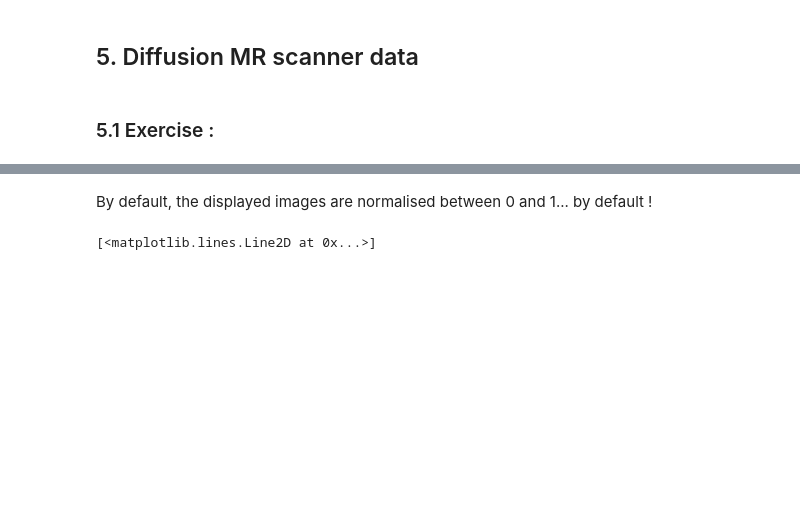
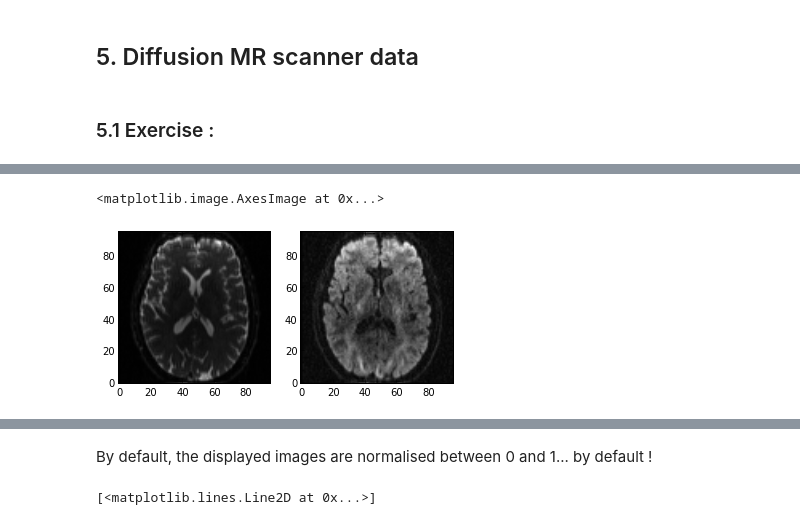
Before and after one commit to PaulineRoca/bme-master-dwmri, a Jupyter notebook: examples/solutions/solution_5-1_normalization.ipynb, the cells around one changed output, grey strips where cells are left out. Saved outputs shown, nothing was run; the diff lists cells and outputs as text; code cells hidden in the pictures; blank space fills up the shorter version.

```diff
--- a/examples/solutions/solution_5-1_normalization.ipynb
+++ b/examples/solutions/solution_5-1_normalization.ipynb
@@ -31,0 +26,11 @@ plt.show()
+# %%
+#visualization of the images:
+import matplotlib.pyplot as plt # To make 2D plots
+plt.figure()
+plt.subplot(1,2,1)
+plt.imshow(slice_data[:,:,0].T, cmap='gray', origin= 'lower')
+plt.subplot(1,2,2)
+plt.imshow(slice_data[:,:,1].T, cmap='gray', origin= 'lower')
+# %% [output]
+<matplotlib.image.AxesImage at 0x...>
+[figure, added]
```
Also changed, not shown: parts of 3 cells of this notebook, 4 other files.
